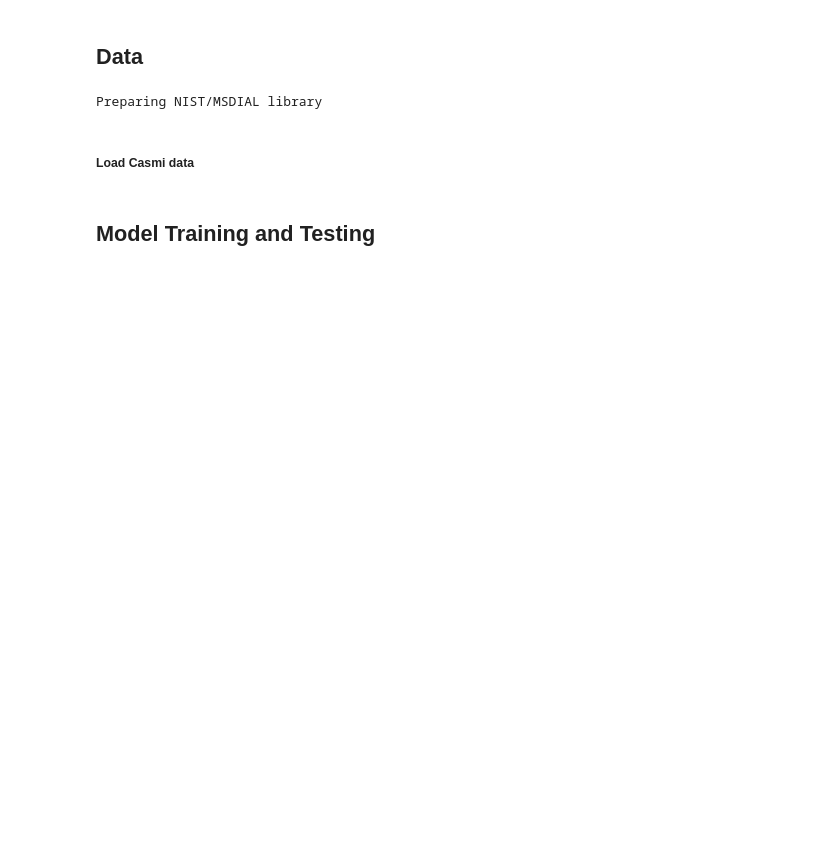
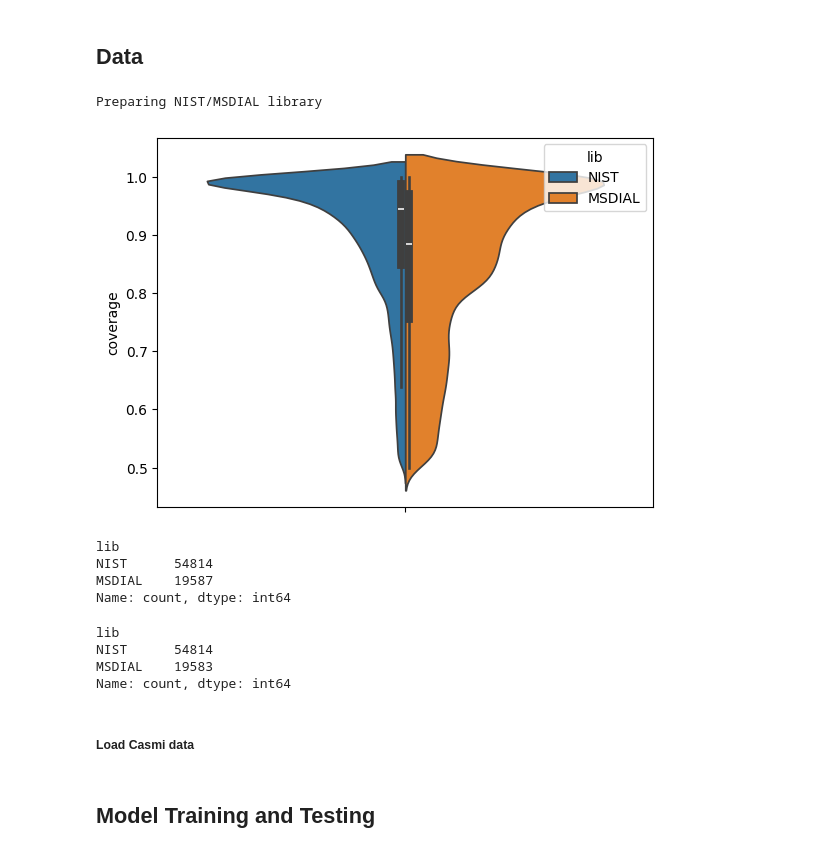
Before and after one commit to BAMeScience/fiora, a Jupyter notebook: notebooks/grid_search.ipynb, the cells around one changed output. Drawn from its saved outputs; the diff is of its cells as text; code cells hidden in the pictures; blank space fills up the shorter version.

```diff
--- a/notebooks/grid_search.ipynb
+++ b/notebooks/grid_search.ipynb
@@ -62,7 +65,7 @@ metadata_key_map = {
 
 def load_training_data():
     L = LibraryLoader()
-    df = L.load_from_csv(f"{home}/data/metabolites/preprocessed/training_min2.csv")
+    df = L.load_from_csv(f"{home}/data/metabolites/preprocessed/datasplits_Jan24.csv")
     return df
 
 df = load_training_data()
@@ -80,3 +80,9 @@ df['group_id'] = df['group_id'].astype(int)
+# %%
+#
+# TODO: ATTENTION
+#
+
+df["ppm_peak_tolerance"] = 100 * PPM
 # %%
 %%capture
 from fiora.MOL.Metabolite import Metabolite
@@ -85,8 +91,8 @@ from fiora.GNN.BondFeatureEncoder import BondFeatureEncoder
 from fiora.GNN.SetupFeatureEncoder import SetupFeatureEncoder
 
 
-CE_upper_limit = 80.0
-weight_upper_limit = 800.0
+CE_upper_limit = 100.0
+weight_upper_limit = 1000.0
 
 
 if test_run:
@@ -111,7 +117,29 @@ df.apply(lambda x: x["Metabolite"].set_id(x["group_id"]) , axis=1)
 
 #df["summary"] = df.apply(lambda x: {key: x[name] for key, name in metadata_key_map.items()}, axis=1)
 df.apply(lambda x: x["Metabolite"].add_metadata(x["summary"], setup_encoder, rt_encoder), axis=1)
+df.apply(lambda x: x["Metabolite"].set_loss_weight(x["loss_weight"]), axis=1)
 # %%
 %%capture
 df["Metabolite"].apply(lambda x: x.fragment_MOL(depth=1))
 df.apply(lambda x: x["Metabolite"].match_fragments_to_peaks(x["peaks"]["mz"], x["peaks"]["intensity"], tolerance=x["ppm_peak_tolerance"]), axis=1)
+# %%
+#
+# TODO: ATTENTION
+#
+
+
+df["coverage"] = df["Metabolite"].apply(lambda x: x.match_stats["coverage"])
+
+import seaborn as sns
+import matplotlib.pyplot as plt
+sns.violinplot(df, y="coverage", hue="lib", split=True)
+plt.show()
+# %% [output]
+[figure, added]
+# %%
+df.lib.value_counts()
+# %% [output]
+lib
+NIST      54814
+MSDIAL    19587
+Name: count, dtype: int64
@@ -118,3 +148,10 @@ df.apply(lambda x: x["Metabolite"].match_fragments_to_peaks(x["peaks"]["mz"], x[
+# %%
+df.lib.value_counts()
+# %% [output]
+lib
+NIST      54814
+MSDIAL    19583
+Name: count, dtype: int64
 # %% [markdown]
 ##### Load Casmi data
 # %%
```
Also changed, not shown: parts of 17 cells of this notebook, 1 other file.
